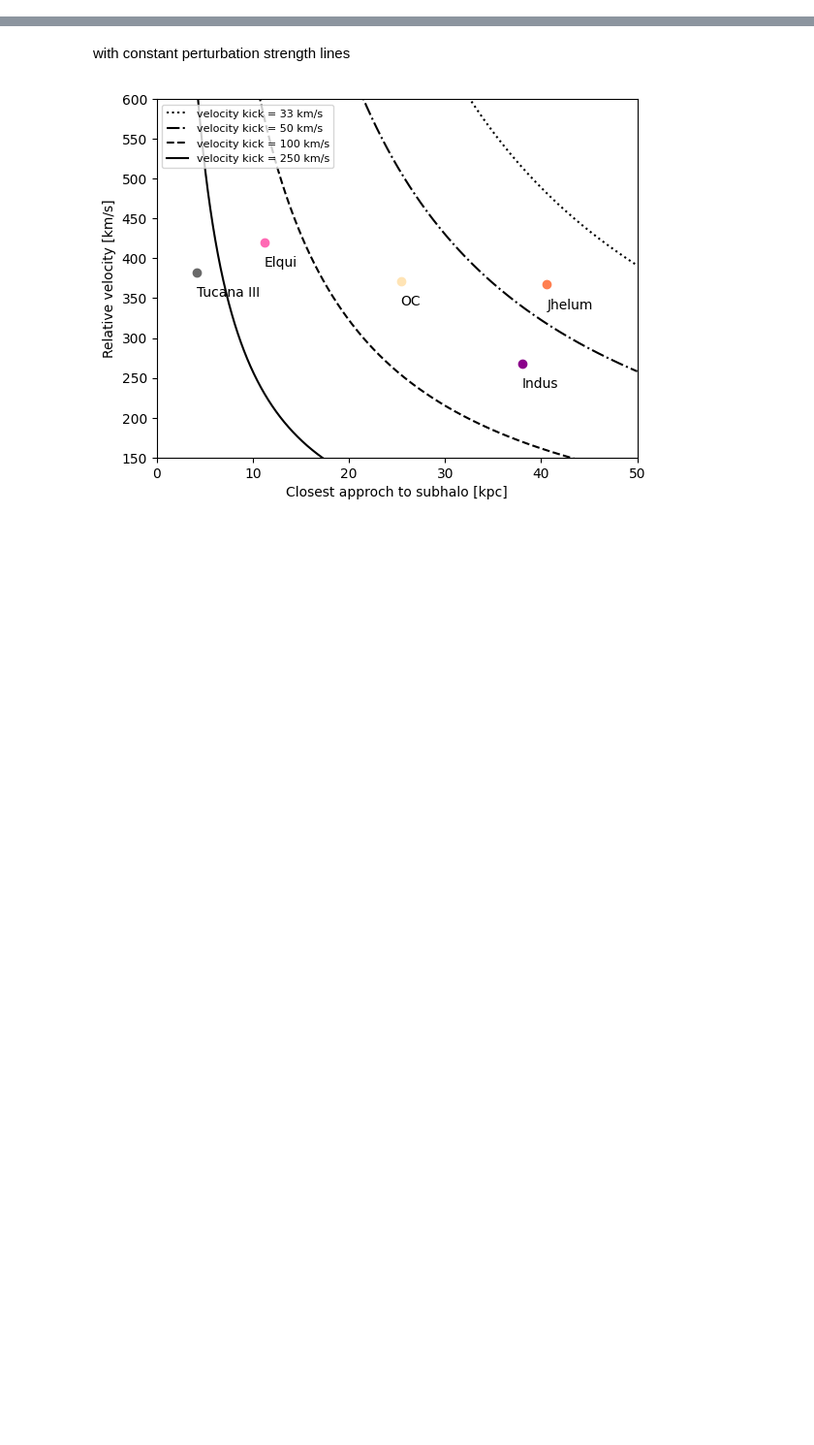
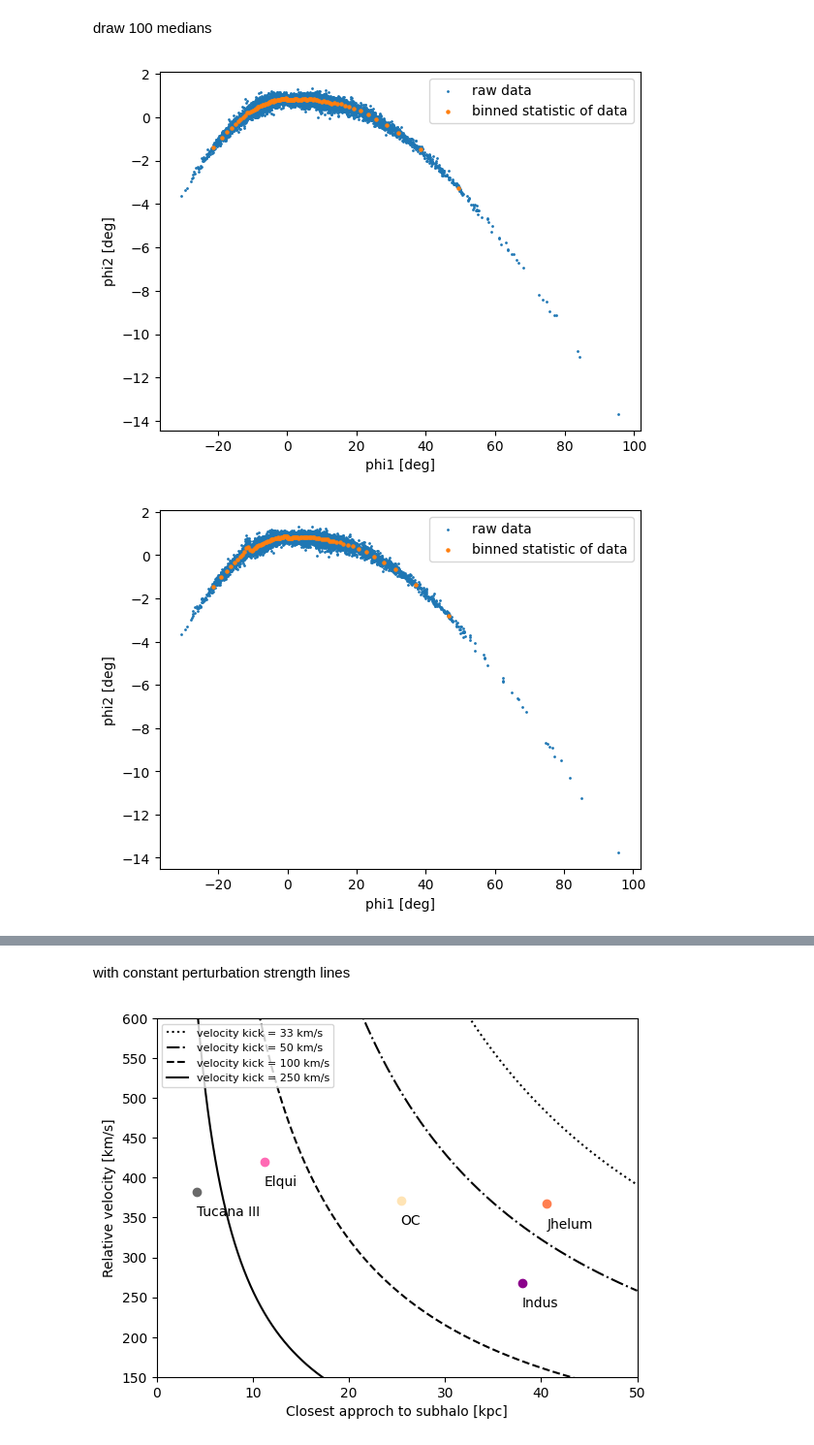
Before and after one commit to RutongPei/SBI-streameeeee, a Jupyter notebook: sims/a_simple_case.ipynb, the cells around one changed output, grey strips where cells are left out. Shown at 97% size. Saved outputs shown, nothing was run; the diff lists cells and outputs as text; code cells hidden in the pictures; blank space fills up the shorter version.

```diff
--- a/sims/a_simple_case.ipynb
+++ b/sims/a_simple_case.ipynb
@@ -169,0 +149,2 @@ _ = analysis.pairplot(
+# %% [markdown]
+draw 100 medians
@@ -169,0 +165,45 @@ _ = analysis.pairplot(
+# %%
+# phi1s, phi2s np.array
+def draw_medians(phi1s,phi2s,bins = 100):
+    bin_width = len(phi1s)/bins
+    phi1_medians = np.array([])
+    phi2_medians = np.array([])
+
+    for _ in range(bins):
+        phi1s_in_range = np.array([])
+        phi2s_in_range = np.array([])
+        number_particles = 0
+        while number_particles < bin_width:
+            number_particles += 1
+
+            phi1_to_add = np.min(phi1s)
+            phi1_index = np.where((phi1s == phi1_to_add))
+            phi2_to_add = phi2s[phi1_index[0]]
+
+            phi1s_in_range = np.append(phi1s_in_range, [phi1_to_add])
+            phi2s_in_range = np.append(phi2s_in_range, [phi2_to_add])
+
+            #print(phi1s_in_range)
+
+            phi1s = np.delete(phi1s, [phi1_index])
+            phi2s = np.delete(phi2s, [phi1_index])
+
+        phi1_medians = np.append(phi1_medians, [np.median(phi1s_in_range)])
+        phi2_medians = np.append(phi2_medians, [np.median(phi2s_in_range)])
+
+    plt.scatter(phi1_medians,phi2_medians, s=5,label='binned statistic of data')
+# %%
+for i in range(3):
+    data = np.genfromtxt(f'final_stream/final_stream_{i}.txt')
+    phi1,phi2,dist,pm1,pm2,vr = obs_from_pos6d(data[:,:3],data[:,3:6],R_phi12_radec)
+
+    plt.scatter(phi1,phi2,s =1, label='raw data')
+    draw_medians(phi1, phi2, 100)
+
+    plt.xlabel("phi1 [deg]")
+    plt.ylabel("phi2 [deg]")
+    plt.legend()
+    plt.show()
+# %% [output]
+[figure, added]
+[figure, added]
```
Also changed, not shown: parts of 11 cells of this notebook.
